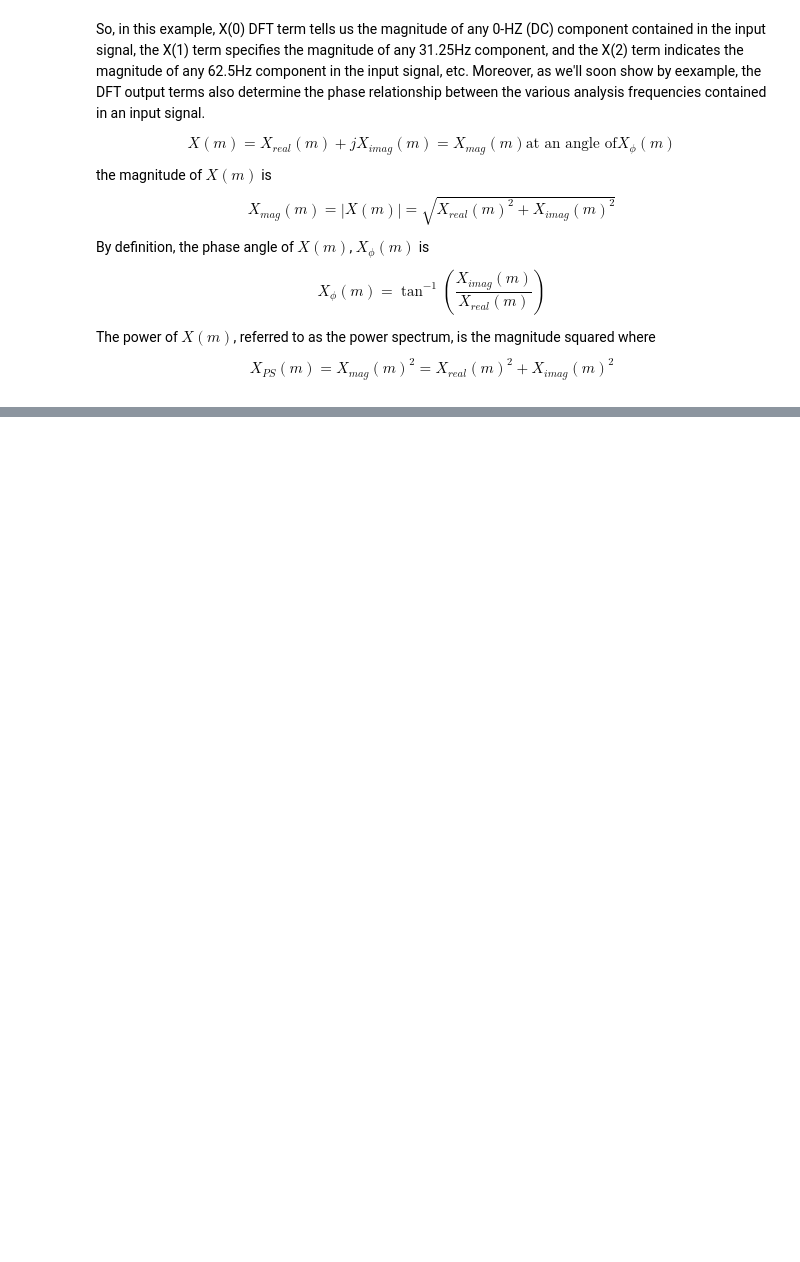
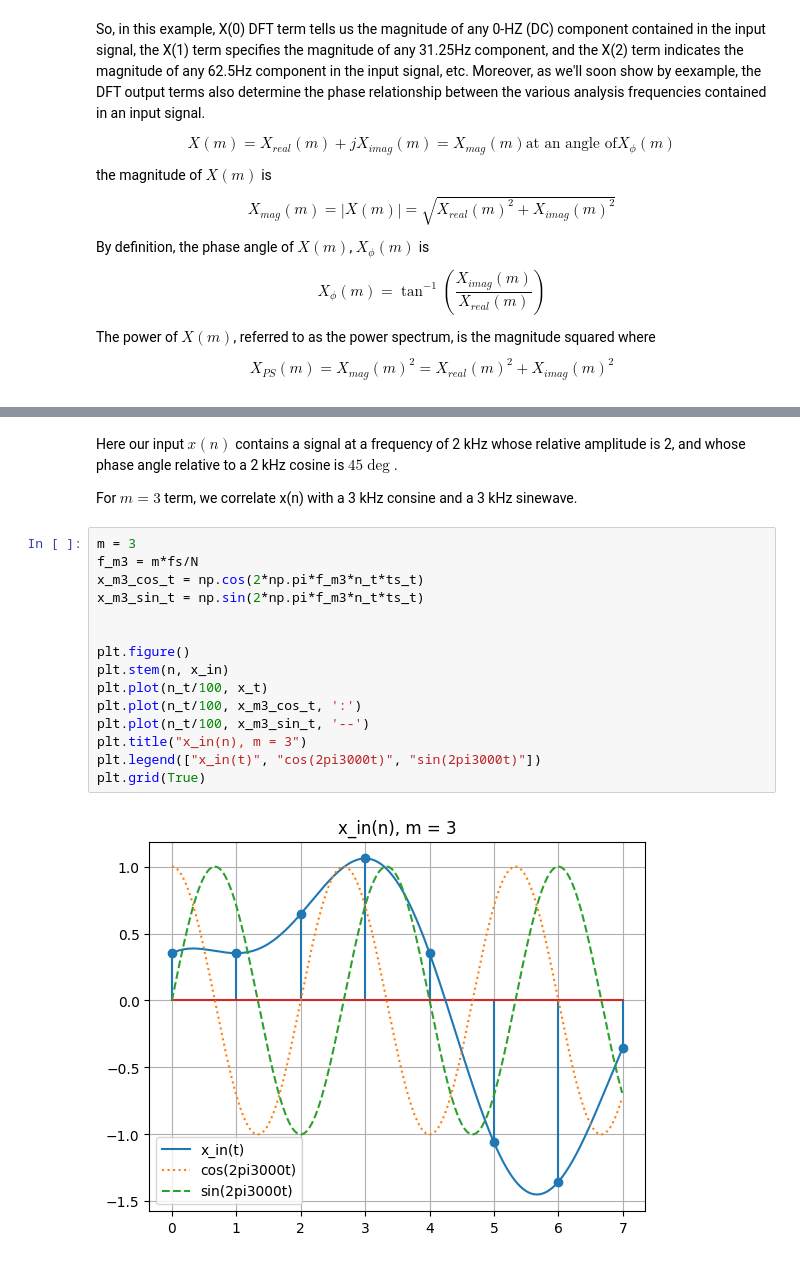
Before and after one commit to nunoatmoreira/SDR, a Jupyter notebook: 3-discrete-fourier-transform.ipynb, the cells around one changed output, grey strips where cells are left out. Saved outputs shown, nothing was run; the diff lists cells and outputs as text; blank space fills up the shorter version.

```diff
--- a/3-discrete-fourier-transform.ipynb
+++ b/3-discrete-fourier-transform.ipynb
@@ -113,0 +321,21 @@ $$
+# %% [markdown]
+Here our input $x(n)$ contains a signal at a frequency of 2 kHz whose relative amplitude is 2, and whose phase angle relative to a 2 kHz cosine is $45\deg$.
+
+For $m = 3$ term, we correlate x(n) with a 3 kHz consine and a 3 kHz sinewave.
+# %%
+m = 3
+f_m3 = m*fs/N
+x_m3_cos_t = np.cos(2*np.pi*f_m3*n_t*ts_t)
+x_m3_sin_t = np.sin(2*np.pi*f_m3*n_t*ts_t)
+
+
+plt.figure()
+plt.stem(n, x_in)
+plt.plot(n_t/100, x_t)
+plt.plot(n_t/100, x_m3_cos_t, ':')
+plt.plot(n_t/100, x_m3_sin_t, '--')
+plt.title("x_in(n), m = 3")
+plt.legend(["x_in(t)", "cos(2pi3000t)", "sin(2pi3000t)"])
+plt.grid(True)
+# %% [output]
+[figure, added]
```
Also changed, not shown: parts of 44 cells of this notebook, 3 other files.
